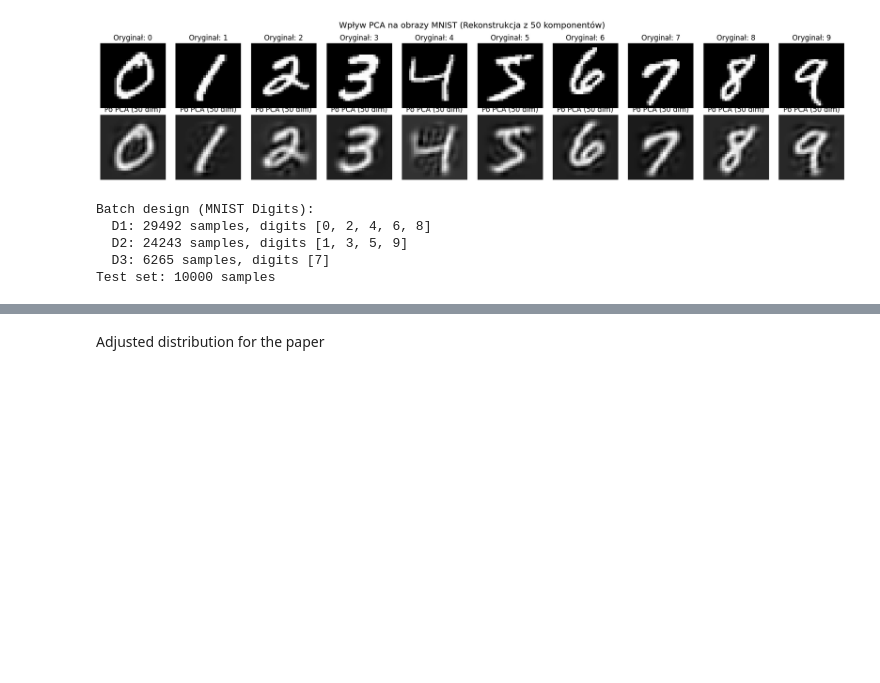
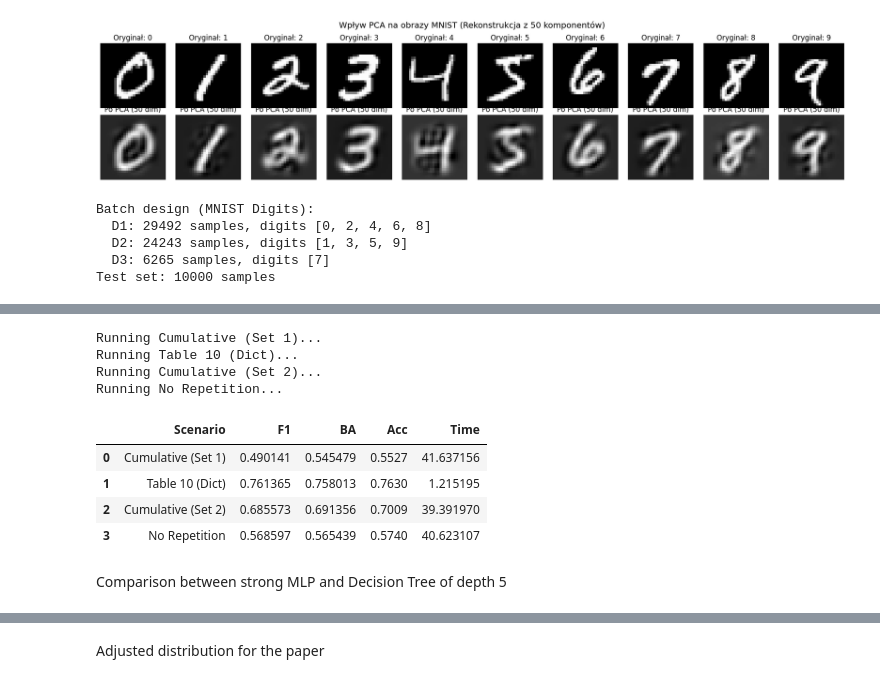
Before and after one commit to magda1231/ML_project, a Jupyter notebook: notebooks/02_learnpp_mnist_digits.ipynb, the cells around one changed output, grey strips where cells are left out. Saved outputs shown, nothing was run; the diff lists cells and outputs as text; code cells hidden in the pictures; blank space fills up the shorter version.

```diff
--- a/notebooks/02_learnpp_mnist_digits.ipynb
+++ b/notebooks/02_learnpp_mnist_digits.ipynb
@@ -397,32 +379,47 @@ Batch design (MNIST Digits):
 Test set: 10000 samples
 # %%
 # --- Experiment runner (same as notebook 01) ---
-
 def run_experiment(learner_factory, learner_name, batches, X_test, y_test, T_k=10, seed=42):
     np.random.seed(seed)
     model = LearnPP(base_learner_factory=learner_factory, T_k=T_k)
+
     results = {
-        'learner': learner_name, 'seed': seed,
-        'batch_f1': [], 'batch_ba': [],
-        'batch_train_time': [], 'batch_inference_time': [],
+        'learner': learner_name,
+        'seed': seed,
+        'batch_acc': [],            # Added: Track accuracy per batch
+        'batch_f1': [],
+        'batch_ba': [],
+        'batch_train_time': [],
+        'batch_inference_time': [],
         'ensemble_sizes': [],
     }
+
     for k, (X_batch, y_batch) in enumerate(batches, 1):
         t0 = time.time()
         model.partial_fit(X_batch, y_batch)
         train_time = time.time() - t0
+
         t0 = time.time()
         y_pred = model.predict(X_test)
         inference_time = time.time() - t0
+
+        # Calculate and append batch metrics
+        results['batch_acc'].append(accuracy_score(y_test, y_pred))
         results['batch_f1'].append(f1_score(y_test, y_pred, average='macro', zero_division=0))
         results['batch_ba'].append(balanced_accuracy_score(y_test, y_pred))
+
         results['batch_train_time'].append(train_time)
         results['batch_inference_time'].append(inference_time)
         results['ensemble_sizes'].append(len(model.hypotheses))
+
     results['total_train_time'] = sum(results['batch_train_time'])
     results['total_inference_time'] = sum(results['batch_inference_time'])
+
+    # Extract final metrics from the last batch
+    results['final_acc'] = results['batch_acc'][-1]
     results['final_f1'] = results['batch_f1'][-1]
     results['final_ba'] = results['batch_ba'][-1]
+
     return results
 
 def run_multi_seed(learner_factory, learner_name, batches, X_test, y_test, T_k=10, seeds=None):
@@ -550,3 +995,35 @@ Output with our own distribution, and PCA -- last run
+# %%
+def run_experiment(batches, name):
+    print(f"Running {name}...")
+    start = time.time()
+    learner = LearnPP(base_learner_factory=make_recommended_learner, T_k=10)
+    for X_b, y_b in batches:
+        learner.partial_fit(X_b, y_b)
+    end = time.time()
+    y_pred = learner.predict(X_test)
+    return {"Scenario": name, "F1": f1_score(y_test, y_pred, average='weighted'), "BA": balanced_accuracy_score(y_test, y_pred), "Acc": accuracy_score(y_test, y_pred), "Time": end - start}
+
+results = [
+    run_experiment(batches_1, "Cumulative (Set 1)"),
+    run_experiment(batches_2, "Table 10 (Dict)"),
+    run_experiment(batches_3, "Cumulative (Set 2)"),
+    run_experiment(batches_4, "No Repetition")
+]
+
+df_comp3 = pd.DataFrame(results)
+display(df_comp3)
+# %% [output]
+Running Cumulative (Set 1)...
+Running Table 10 (Dict)...
+Running Cumulative (Set 2)...
+Running No Repetition...
+|  | Scenario | F1 | BA | Acc | Time |
+| 0 | Cumulative (Set 1) | 0.490141 | 0.545479 | 0.5527 | 41.637156 |
+| 1 | Table 10 (Dict) | 0.761365 | 0.758013 | 0.7630 | 1.215195 |
+| 2 | Cumulative (Set 2) | 0.685573 | 0.691356 | 0.7009 | 39.391970 |
+| 3 | No Repetition | 0.568597 | 0.565439 | 0.5740 | 40.623107 |
+# %% [markdown]
+Comparison between strong MLP and Decision Tree of depth 5
 # %%
 # --- Run EXP-02: 5 seeds each ---
 SEEDS = [42, 123, 456, 789, 1024]
```
Also changed, not shown: parts of 36 cells of this notebook.
